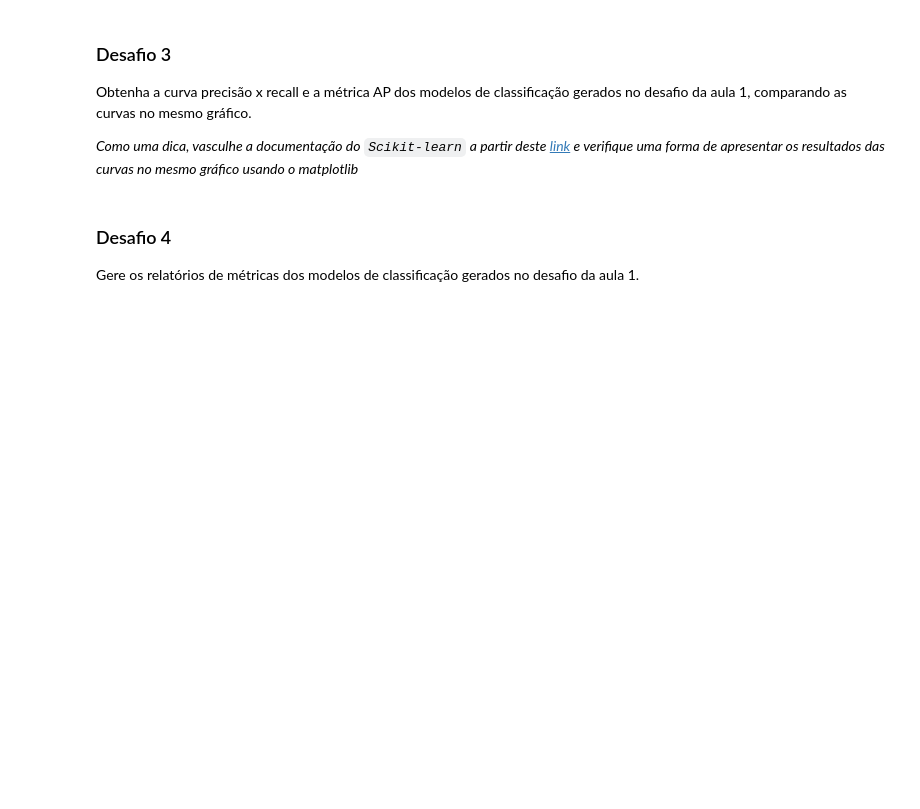
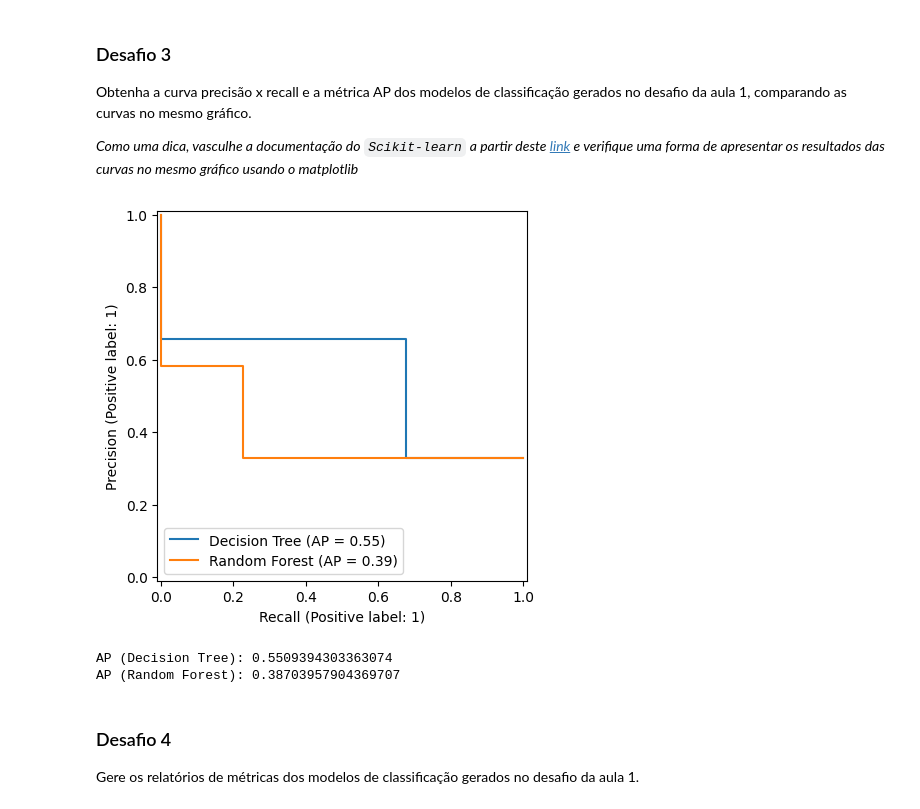
Before and after one commit to TheGabrielVieira/validacao-modelos-metricas-de-avalia--o, a Jupyter notebook: desafio/prática_diagnosticados_pacientes_diabetes.ipynb, the cells around one changed output. Cells and saved outputs as stored; diff of their text form; code cells hidden in the pictures; blank space fills up the shorter version.

```diff
--- a/desafio/prática_diagnosticados_pacientes_diabetes.ipynb
+++ b/desafio/prática_diagnosticados_pacientes_diabetes.ipynb
@@ -95,3 +134,14 @@ Obtenha a curva precisão x recall e a métrica AP dos modelos de classificaçã
+# %%
+curva_precision_recall = PrecisionRecallDisplay.from_predictions(y_val, tree_predict, name='Decision Tree')
+curva_precision_recall = PrecisionRecallDisplay.from_predictions(y_val, rf_predict, name='Random Forest', ax=curva_precision_recall.ax_)
+# %% [output]
+[figure, added]
+# %%
+print(f'AP (Decision Tree): {average_precision_score(y_val, tree_predict)}')
+print(f'AP (Random Forest): {average_precision_score(y_val, rf_predict)}')
+# %% [output]
+AP (Decision Tree): 0.5509394303363074
+AP (Random Forest): 0.38703957904369707
 # %% [markdown]
 ### Desafio 4
 
```
Also changed, not shown: parts of 10 cells of this notebook, 1 other file.
